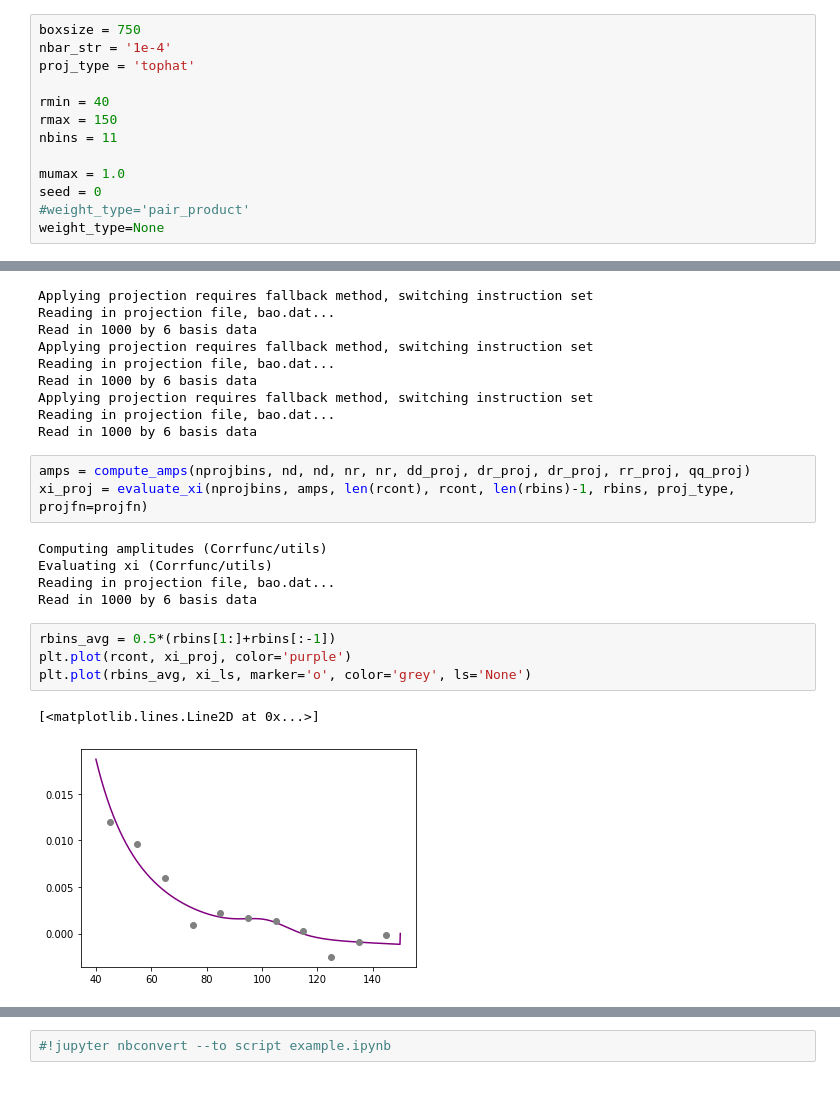
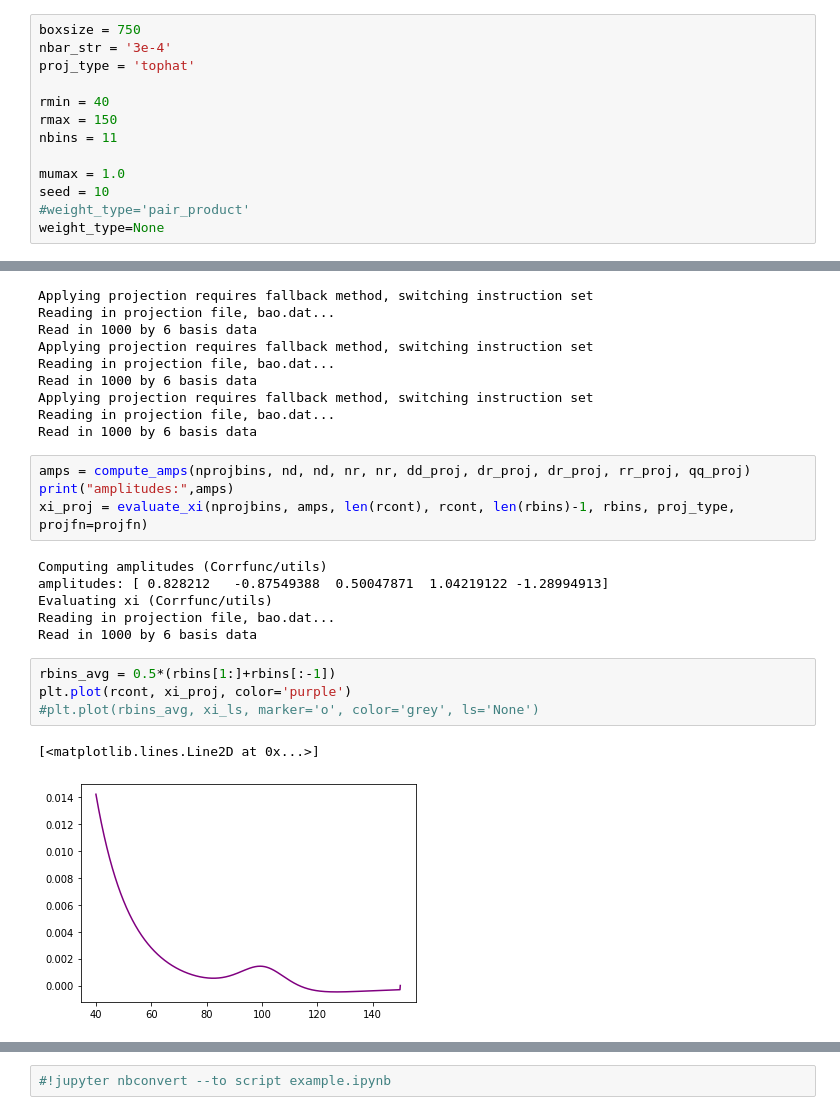
Before and after one commit to kstoreyf/Corrfunc, a Jupyter notebook: example.ipynb, the cells around one changed output, grey strips where cells are left out. Cells and saved outputs as stored; diff of their text form.

```diff
--- a/example.ipynb
+++ b/example.ipynb
@@ -21,7 +25,7 @@ from Corrfunc.bases import bao
 Here we use a low-density lognormal simulation box.
 # %%
 boxsize = 750
-nbar_str = '1e-4'
+nbar_str = '3e-4'
 proj_type = 'tophat'
 
 rmin = 40
@@ -29,7 +33,7 @@ rmax = 150
 nbins = 11
 
 mumax = 1.0
-seed = 0
+seed = 10
 #weight_type='pair_product'
 weight_type=None
 # %%
@@ -174,16 +188,18 @@ Reading in projection file, bao.dat...
 Read in 1000 by 6 basis data
 # %%
 amps = compute_amps(nprojbins, nd, nd, nr, nr, dd_proj, dr_proj, dr_proj, rr_proj, qq_proj)
+print("amplitudes:",amps)
 xi_proj = evaluate_xi(nprojbins, amps, len(rcont), rcont, len(rbins)-1, rbins, proj_type, projfn=projfn)
 # %% [output]
 Computing amplitudes (Corrfunc/utils)
+amplitudes: [ 0.828212   -0.87549388  0.50047871  1.04219122 -1.28994913]
 Evaluating xi (Corrfunc/utils)
 Reading in projection file, bao.dat...
 Read in 1000 by 6 basis data
 # %%
 rbins_avg = 0.5*(rbins[1:]+rbins[:-1])
 plt.plot(rcont, xi_proj, color='purple')
-plt.plot(rbins_avg, xi_ls, marker='o', color='grey', ls='None')
+#plt.plot(rbins_avg, xi_ls, marker='o', color='grey', ls='None')
 # %% [output]
 [<matplotlib.lines.Line2D at 0x...>]
-[figure, old version]
+[figure, new version]
```
Also changed, not shown: parts of 7 cells of this notebook, 13 other files.
